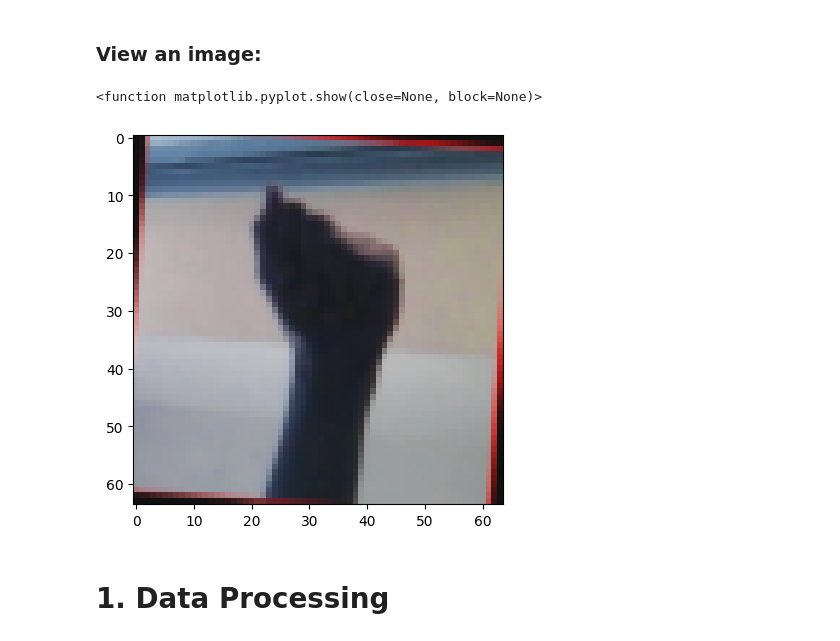
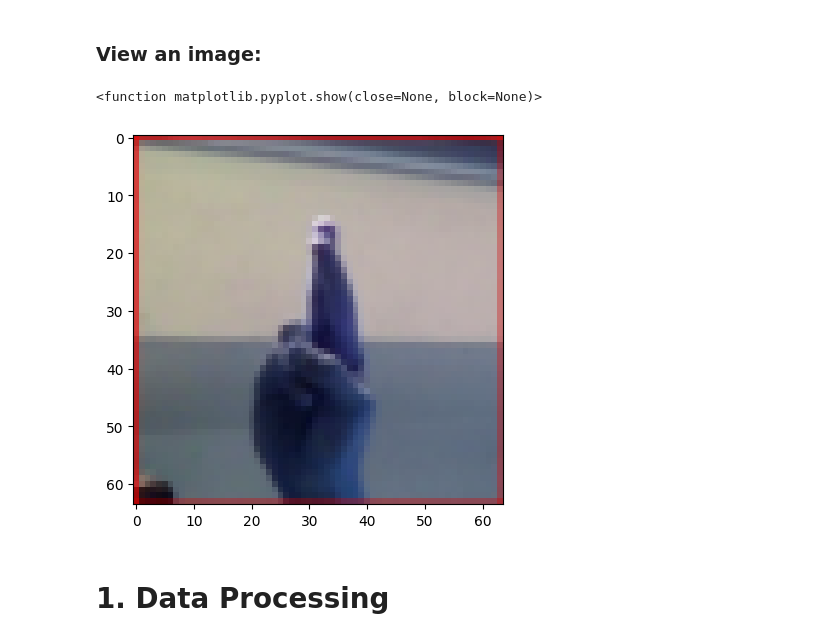
Before and after one commit to TheYibster/ASLtranslator, a Jupyter notebook: ModelTraining/ModelTrain.ipynb, the cells around one changed output. Cells and saved outputs as stored; diff of their text form; code cells hidden in the pictures.

```diff
--- a/ModelTraining/ModelTrain.ipynb
+++ b/ModelTraining/ModelTrain.ipynb
@@ -74,11 +74,11 @@ print(x_train[12].shape)
 # %% [markdown]
 ### View an image:
 # %%
-plt.imshow(x_train[0])
+plt.imshow(x_train[59999])
 plt.show
 # %% [output]
 <function matplotlib.pyplot.show(close=None, block=None)>
-[figure, old version]
+[figure, new version]
 # %% [markdown]
 # 1. Data Processing
 # %% [markdown]
```
Also changed, not shown: parts of 8 cells of this notebook.
